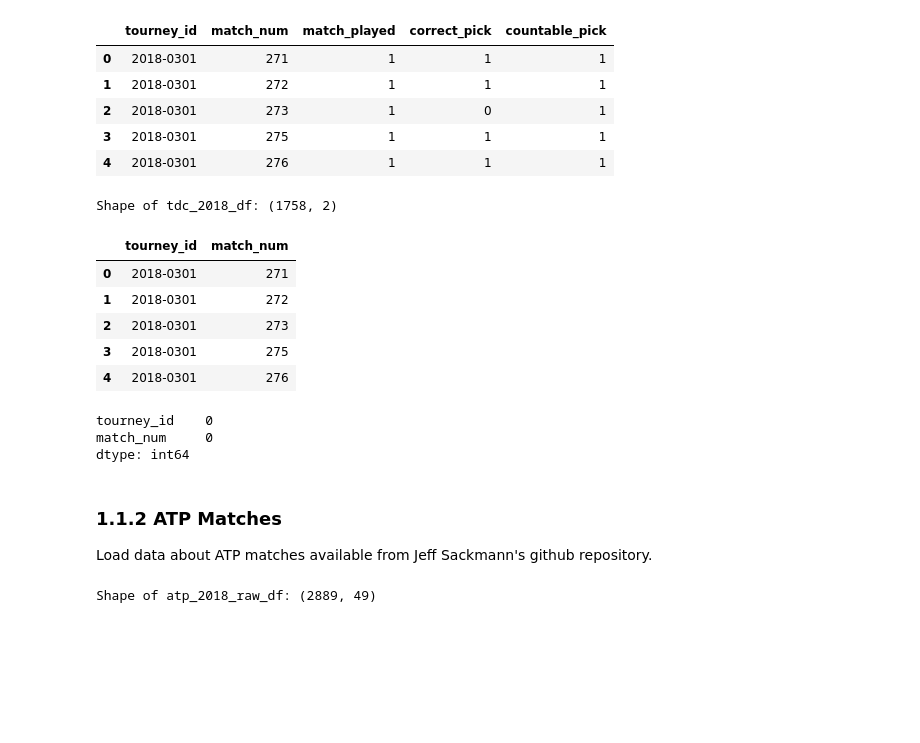
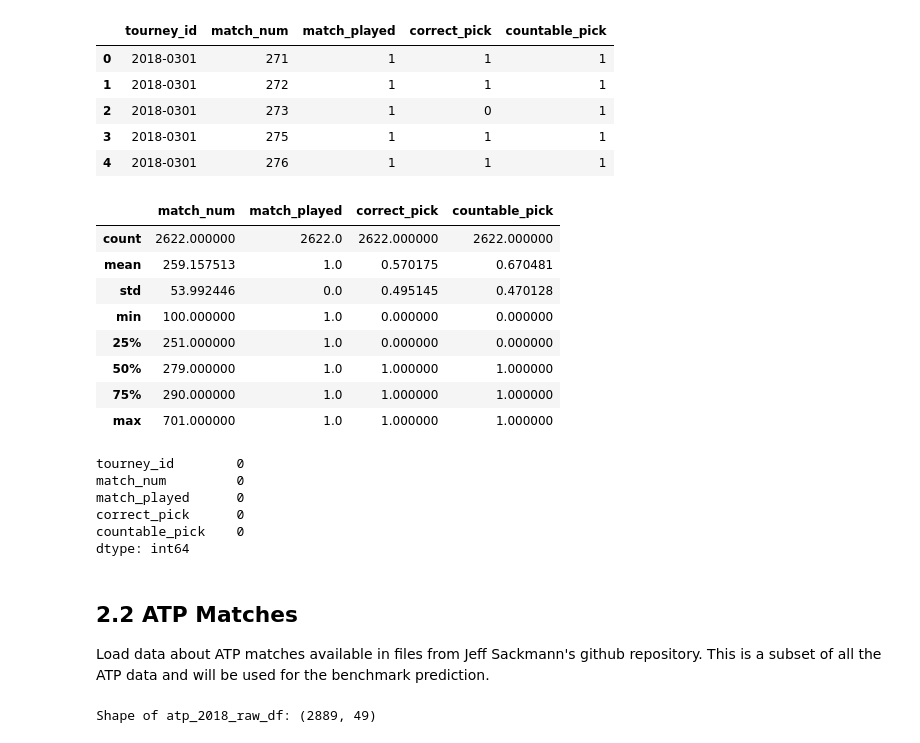
Before and after one commit to Bomada/tennis-blog, a Jupyter notebook: tennis-blog.ipynb, the cells around one changed output. Saved outputs shown, nothing was run; the diff lists cells and outputs as text; code cells hidden in the pictures; blank space fills up the shorter version.

```diff
--- a/tennis-blog.ipynb
+++ b/tennis-blog.ipynb
@@ -77,31 +82,32 @@ Shape of tdc_2018_raw_df: (2622, 5)
 | 2 | 2018-0301 | 273 | 1 | 0 | 1 |
 | 3 | 2018-0301 | 275 | 1 | 1 | 1 |
 | 4 | 2018-0301 | 276 | 1 | 1 | 1 |
-# %%
-# Filter and only select needed rows and columns
-tdc_2018_df = tdc_2018_raw_df[['tourney_id', 'match_num']][tdc_2018_raw_df['countable_pick'] == 1]
-
-# Verify shape and content
-print('Shape of tdc_2018_df: {}'.format(tdc_2018_df.shape))
-tdc_2018_df.head()
-# %% [output]
-Shape of tdc_2018_df: (1758, 2)
-|  | tourney_id | match_num |
-| 0 | 2018-0301 | 271 |
-| 1 | 2018-0301 | 272 |
-| 2 | 2018-0301 | 273 |
-| 3 | 2018-0301 | 275 |
-| 4 | 2018-0301 | 276 |
+# %%
+# Get overview of data
+tdc_2018_raw_df.describe()
+# %% [output]
+|  | match_num | match_played | correct_pick | countable_pick |
+| count | 2622.000000 | 2622.0 | 2622.000000 | 2622.000000 |
+| mean | 259.157513 | 1.0 | 0.570175 | 0.670481 |
+| std | 53.992446 | 0.0 | 0.495145 | 0.470128 |
+| min | 100.000000 | 1.0 | 0.000000 | 0.000000 |
+| 25% | 251.000000 | 1.0 | 0.000000 | 0.000000 |
+| 50% | 279.000000 | 1.0 | 1.000000 | 1.000000 |
+| 75% | 290.000000 | 1.0 | 1.000000 | 1.000000 |
+| max | 701.000000 | 1.0 | 1.000000 | 1.000000 |
 # %%
 # Check for missing values
-print(tdc_2018_df.isna().sum())
+print(tdc_2018_raw_df.isna().sum())
 # %% [output]
-tourney_id    0
-match_num     0
+tourney_id        0
+match_num         0
+match_played      0
+correct_pick      0
+countable_pick    0
 dtype: int64
 # %% [markdown]
-### 1.1.2 ATP Matches
-Load data about ATP matches available from Jeff Sackmann's github repository.
+## 2.2 ATP Matches
+Load data about ATP matches available in files from Jeff Sackmann's github repository. This is a subset of all the ATP data and will be used for the benchmark prediction.
 # %%
 # Load atp data
 filename_atp = 'data/atp/atp_matches_2018.csv'
```
Also changed, not shown: parts of 100 cells of this notebook, 1 other file.
